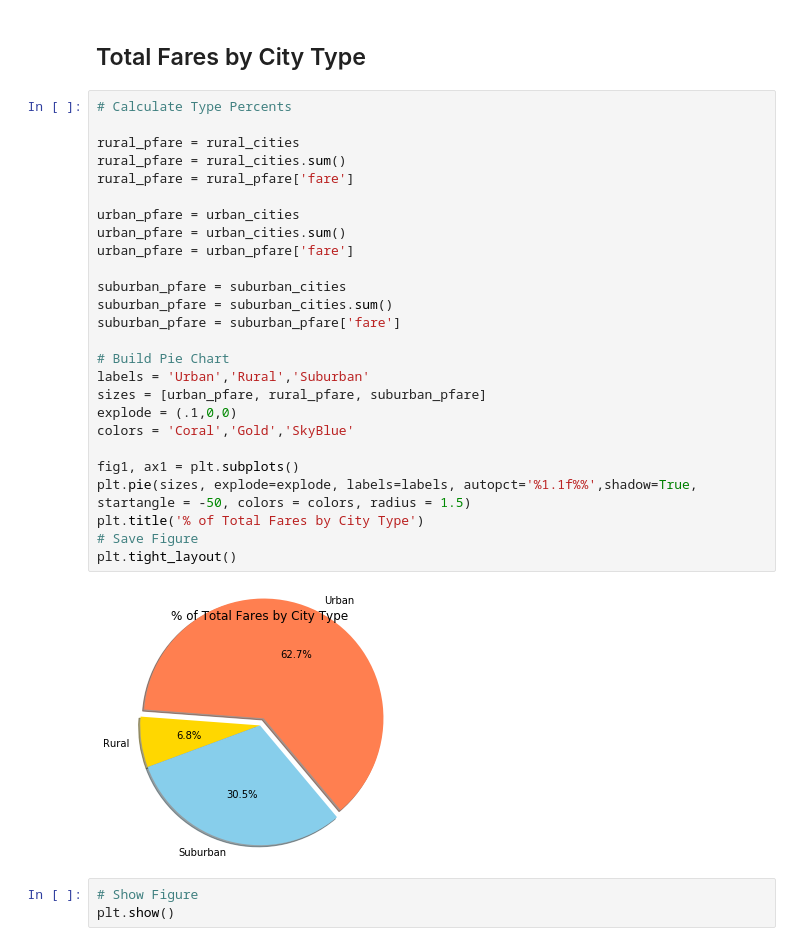
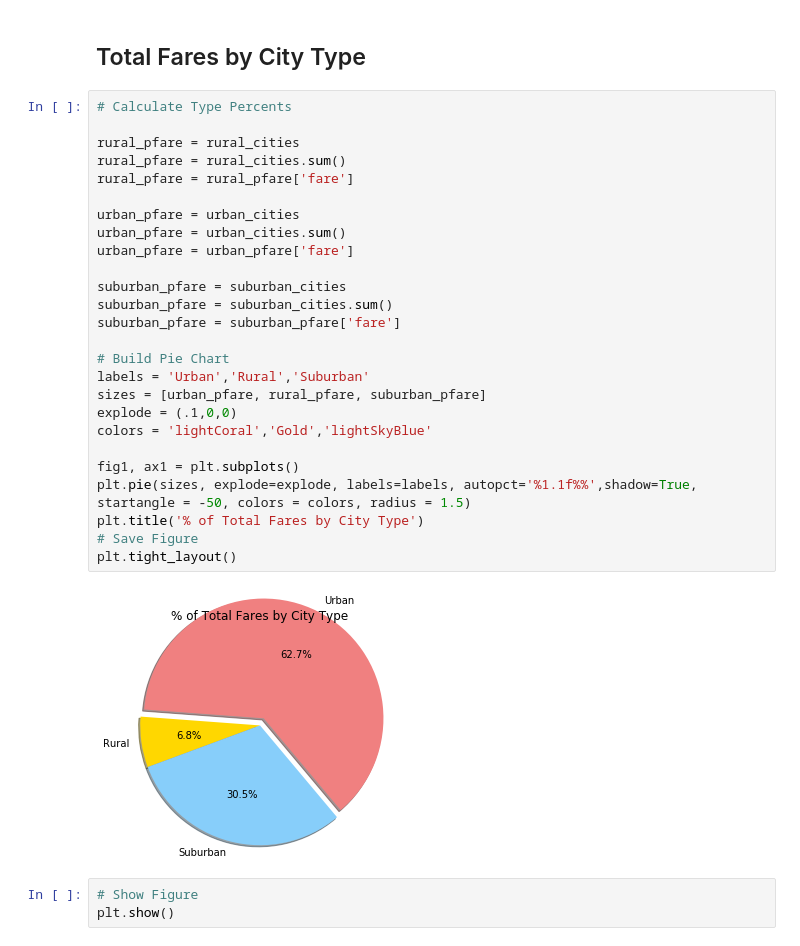
Before and after one commit to Dshashek/Pyber, a Jupyter notebook: Pyber/pyber_starter.ipynb, the cells around one changed output. Cells and saved outputs as stored; diff of their text form.

```diff
--- a/Pyber/pyber_starter.ipynb
+++ b/Pyber/pyber_starter.ipynb
@@ -95,31 +95,31 @@ plt.show()
 # %%
 # Calculate Type Percents
 
 rural_pfare = rural_cities
 rural_pfare = rural_cities.sum()
 rural_pfare = rural_pfare['fare']
 
 urban_pfare = urban_cities
 urban_pfare = urban_cities.sum()
 urban_pfare = urban_pfare['fare']
 
 suburban_pfare = suburban_cities
 suburban_pfare = suburban_cities.sum()
 suburban_pfare = suburban_pfare['fare']
 
 # Build Pie Chart
 labels = 'Urban','Rural','Suburban'
 sizes = [urban_pfare, rural_pfare, suburban_pfare]
 explode = (.1,0,0)
-colors = 'Coral','Gold','SkyBlue'
+colors = 'lightCoral','Gold','lightSkyBlue'
 
 fig1, ax1 = plt.subplots()
 plt.pie(sizes, explode=explode, labels=labels, autopct='%1.1f%%',shadow=True, startangle = -50, colors = colors, radius = 1.5)
 plt.title('% of Total Fares by City Type')
 # Save Figure
 plt.tight_layout()
 # %% [output]
-[figure, old version]
+[figure, new version]
 # %%
 # Show Figure
 plt.show()
```
Also changed, not shown: parts of 2 cells of this notebook.
